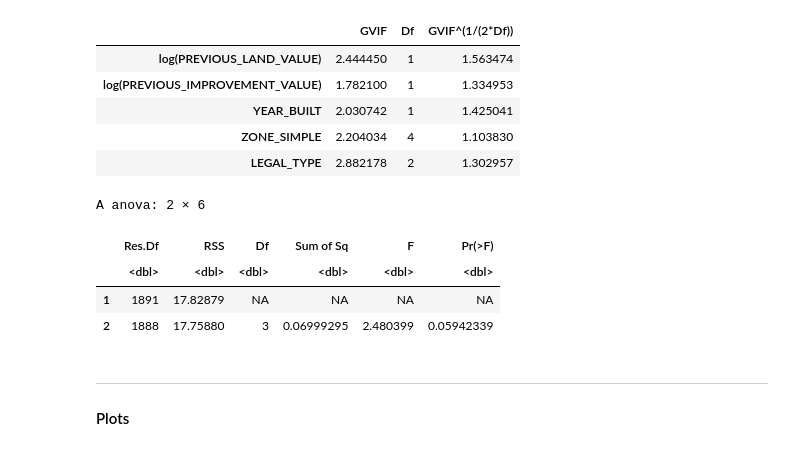
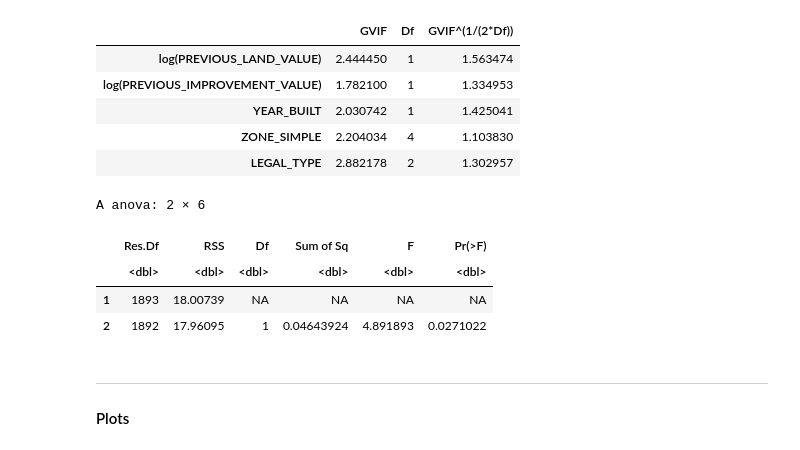
Before and after one commit to drrnaxl/STAT-306-Project, a Jupyter notebook: STAT_306_with_zoning.ipynb, the cells around one changed output. Drawn from its saved outputs; the diff is of its cells as text; code cells hidden in the pictures.

Commit message:
changed f test for legaltypes

```diff
--- a/STAT_306_with_zoning.ipynb
+++ b/STAT_306_with_zoning.ipynb
@@ -235,15 +235,16 @@ A matrix: 5 × 3 of type dbl
 | ZONE_SIMPLE | 2.204034 | 4 | 1.103830 |
 | LEGAL_TYPE | 2.882178 | 2 | 1.302957 |
 # %%
-fit_int <- lm(log(CURRENT_LAND_VALUE) ~ log(PREVIOUS_LAND_VALUE) * ZONE_SIMPLE +
-              log(PREVIOUS_IMPROVEMENT_VALUE) + YEAR_BUILT, data = property2)
-anova(fit, fit_int)
+
+fit_int_legal <- lm(log(CURRENT_LAND_VALUE) ~ log(PREVIOUS_LAND_VALUE) * LEGAL_TYPE +
+                    log(PREVIOUS_IMPROVEMENT_VALUE) + YEAR_BUILT, data = property2)
+anova(fit_legal, fit_int_legal)
 # %% [output]
 A anova: 2 × 6
 |  | Res.Df | RSS | Df | Sum of Sq | F | Pr(>F) |
 |  | <dbl> | <dbl> | <dbl> | <dbl> | <dbl> | <dbl> |
-| 1 | 1891 | 17.82879 | NA | NA | NA | NA |
-| 2 | 1888 | 17.75880 | 3 | 0.06999295 | 2.480399 | 0.05942339 |
+| 1 | 1893 | 18.00739 | NA | NA | NA | NA |
+| 2 | 1892 | 17.96095 | 1 | 0.04643924 | 4.891893 | 0.0271022 |
 # %% [markdown]
 --------------------------
 #### Plots
```
